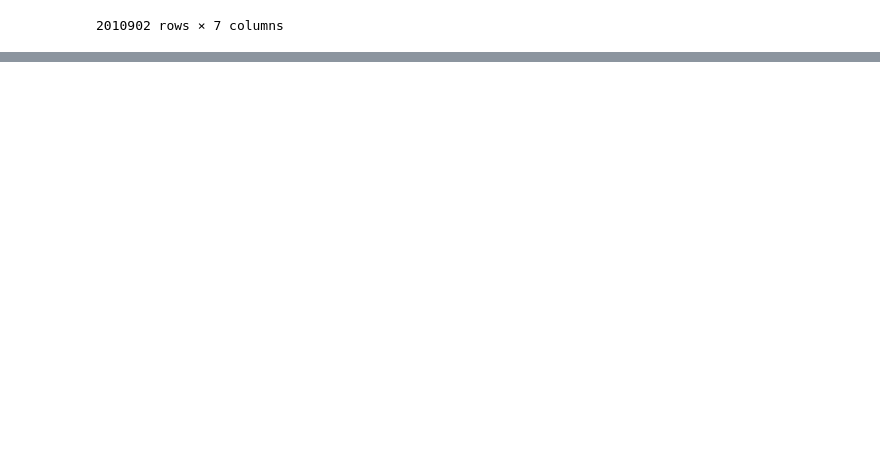
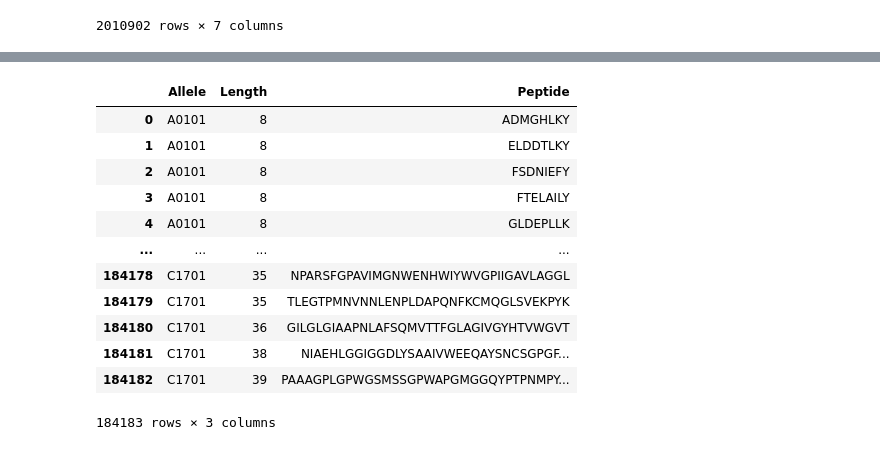
Before and after one commit to jrouhana/MHC_Class_I_Playground, a Jupyter notebook: notebooks/validate_independent_IEDB.ipynb, the cells around one changed output, grey strips where cells are left out. Drawn from its saved outputs; the diff is of its cells as text; code cells hidden in the pictures; blank space fills up the shorter version.

```diff
--- a/notebooks/validate_independent_IEDB.ipynb
+++ b/notebooks/validate_independent_IEDB.ipynb
@@ -288,0 +300,35 @@ predicted_dfs
+# %%
+#Remove peptides that overlap with training/testing set from validation
+filter_cell_line_peptides = "../data/NIHMS1541512-supplement-Sup_Tab1.xlsx" #table e
+filter_patient_peptides = "../data/NIHMS1541512-supplement-Sup_Tab6.xlsx" #table a
+
+filtration_dict = {}
+
+filter_in_df = pd.read_excel(filter_cell_line_peptides, engine="openpyxl", sheet_name="e. Filtered peptide list")
+alleles = list(filter_in_df['Allele'].drop_duplicates())
+
+#populate sets
+for allele in alleles:
+    filtration_dict[allele] = set(filter_in_df.query("Allele == @allele")['Peptide'])
+
+
+df2 = pd.read_excel(filter_patient_peptides, engine="openpyxl", sheet_name="a. Filtered peptide list")
+
+#filter patient peptides ubiquitously
+filtration_dict["patient_data"] = set(df2['Peptide'])
+filter_in_df = filter_in_df.loc[~filter_in_df.Allele.apply(lambda x: x.startswith('G'))].copy()
+filter_in_df
+# %% [output]
+|  | Allele | Length | Peptide |
+| 0 | A0101 | 8 | ADMGHLKY |
+| 1 | A0101 | 8 | ELDDTLKY |
+| 2 | A0101 | 8 | FSDNIEFY |
+| 3 | A0101 | 8 | FTELAILY |
+| 4 | A0101 | 8 | GLDEPLLK |
+| ... | ... | ... | ... |
+| 184178 | C1701 | 35 | NPARSFGPAVIMGNWENHWIYWVGPIIGAVLAGGL |
+| 184179 | C1701 | 35 | TLEGTPMNVNNLENPLDAPQNFKCMQGLSVEKPYK |
+| 184180 | C1701 | 36 | GILGLGIAAPNLAFSQMVTTFGLAGIVGYHTVWGVT |
+| 184181 | C1701 | 38 | NIAEHLGGIGGDLYSAAIVWEEQAYSNCSGPGF... |
+| 184182 | C1701 | 39 | PAAAGPLGPWGSMSSGPWAPGMGGQYPTPNMPY... |
+184183 rows × 3 columns
```
Also changed, not shown: parts of 7 cells of this notebook, 3 other files.
